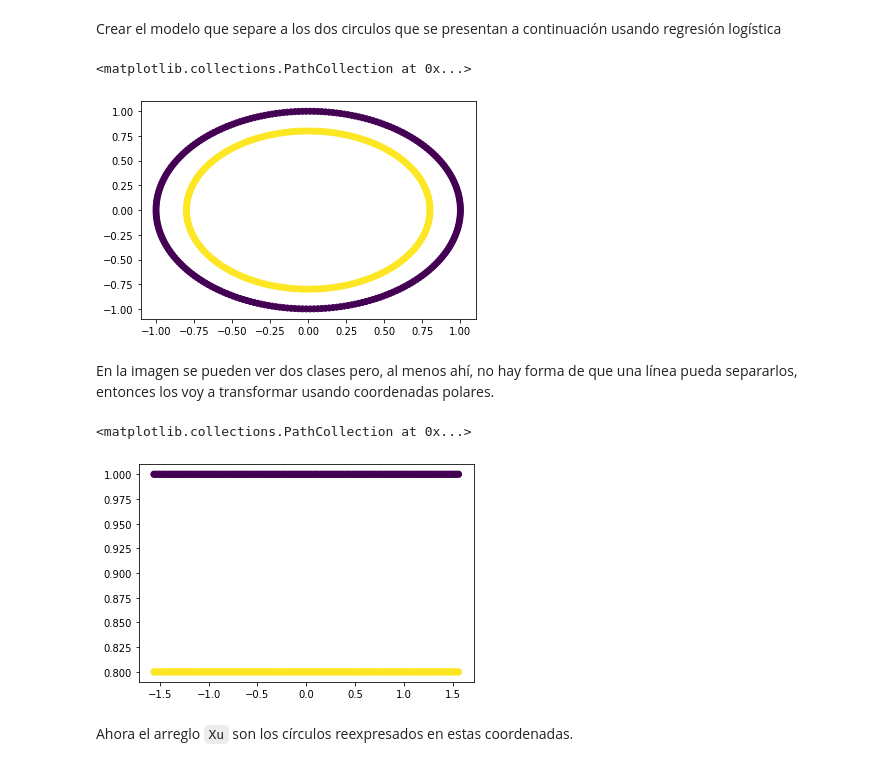
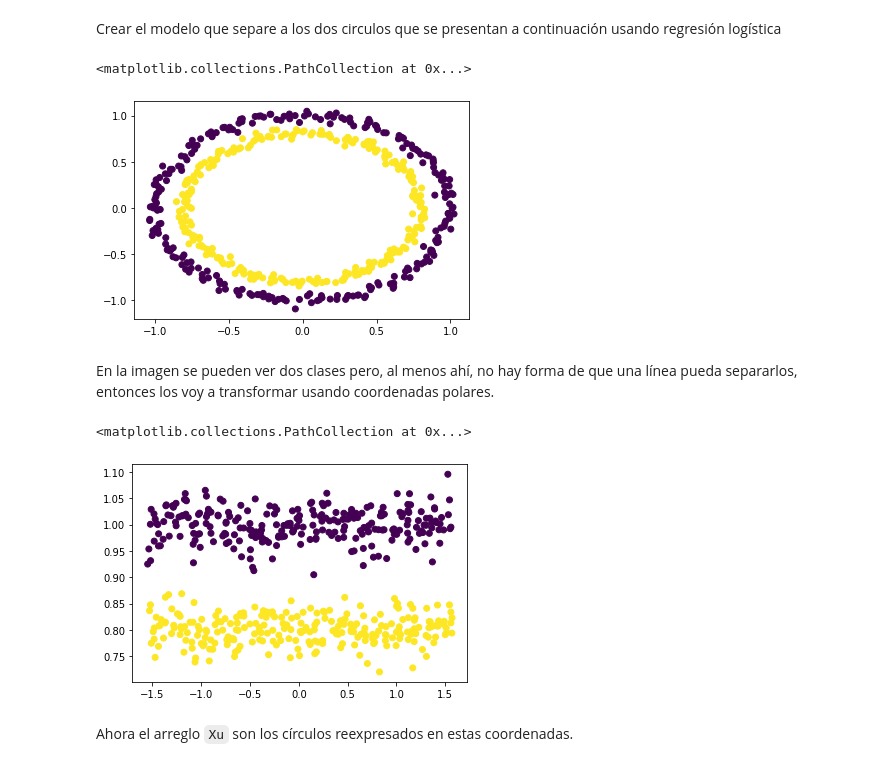
Before and after one commit to sergiohzlz/semestre_2021_neuronales, a Jupyter notebook: Tarea2 - Descenso del gradiente.ipynb, the cells around one changed output. Saved outputs shown, nothing was run; the diff lists cells and outputs as text; code cells hidden in the pictures.

```diff
--- a/Tarea2 - Descenso del gradiente.ipynb
+++ b/Tarea2 - Descenso del gradiente.ipynb
@@ -12,12 +12,12 @@ from sklearn.datasets        import make_circles
 from sklearn.model_selection import train_test_split
 from sklearn.metrics         import confusion_matrix
 # %%
-C,c = make_circles(500, random_state=1234)
+C,c = make_circles(500, random_state=1234, noise=0.03)
 
 plt.scatter(C[:,0],C[:,1],c=c)
 # %% [output]
 <matplotlib.collections.PathCollection at 0x...>
-[figure, old version]
+[figure, new version]
 # %% [markdown]
 En la imagen se pueden ver dos clases pero, al menos ahí, no hay forma de que una línea  pueda separarlos, entonces los voy a transformar usando coordenadas polares.
 # %%
@@ -26,7 +26,7 @@ Xu[:,0], Xu[:,1] = np.arctan(C[:,1]/C[:,0]), np.linalg.norm(C,axis=1)
 plt.scatter(Xu[:,0], Xu[:,1], c=c)
 # %% [output]
 <matplotlib.collections.PathCollection at 0x...>
-[figure, old version]
+[figure, new version]
 # %% [markdown]
 Ahora el arreglo `Xu` son los círculos reexpresados en estas coordenadas.
 # %%
```
Also changed, not shown: parts of 12 cells of this notebook, 1 other file.
